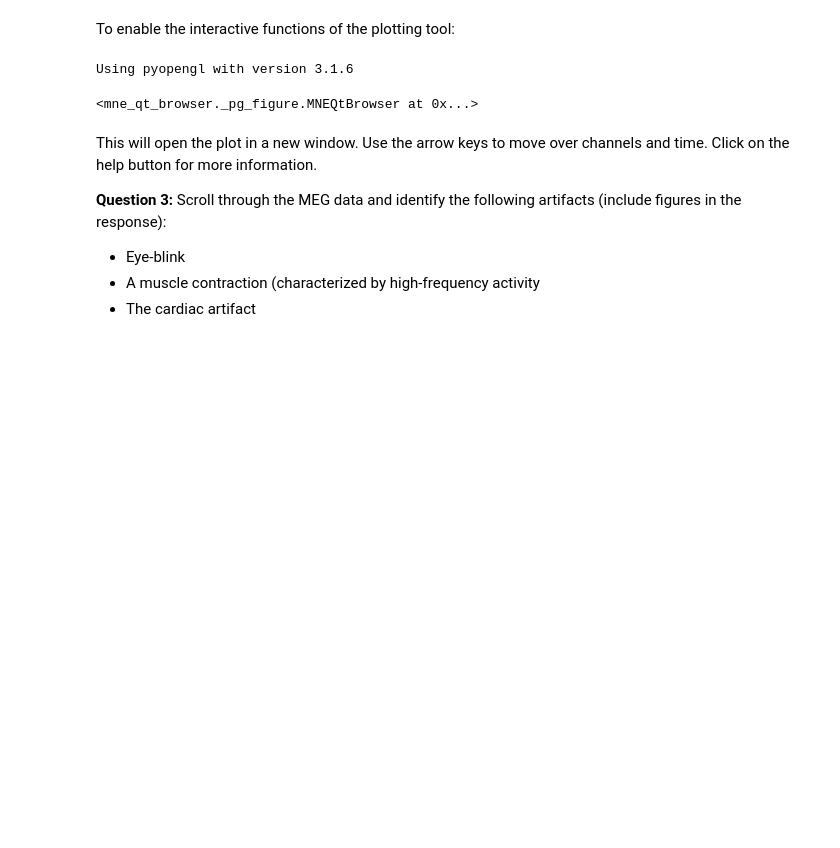
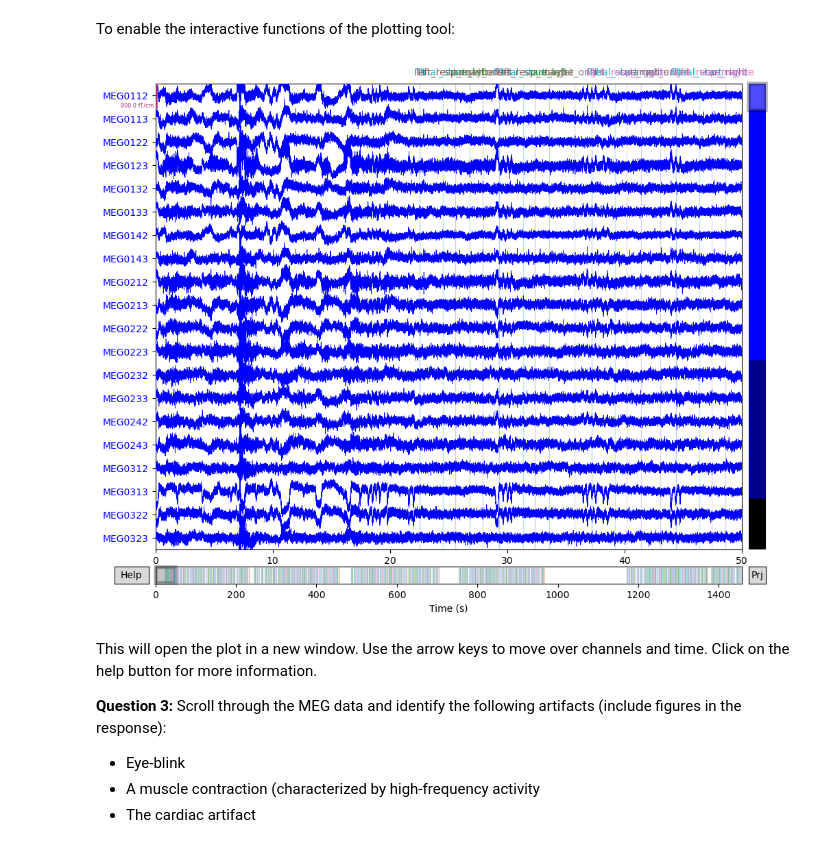
Before and after one commit to lhuntneuro/FLUX, a Jupyter notebook: MNEPython/03_Afirstlook.ipynb, the cells around one changed output. Drawn from its saved outputs; the diff is of its cells as text; code cells hidden in the pictures; blank space fills up the shorter version.

```diff
--- a/MNEPython/03_Afirstlook.ipynb
+++ b/MNEPython/03_Afirstlook.ipynb
@@ -152,10 +154,9 @@ Using pyopengl with version 3.1.6
 To enable the interactive functions of the plotting tool:
 # %%
 %matplotlib qt
-data1.plot(duration=10, title='Raw')
+data1.plot(duration=50, title='Raw')
 # %% [output]
-Using pyopengl with version 3.1.6
-<mne_qt_browser._pg_figure.MNEQtBrowser at 0x...>
+[figure, added]
 # %% [markdown]
 This will open the plot in a new window. Use the arrow keys to move over channels and time. Click on the help button for more information.
 
```
Also changed, not shown: parts of 2 cells of this notebook.
